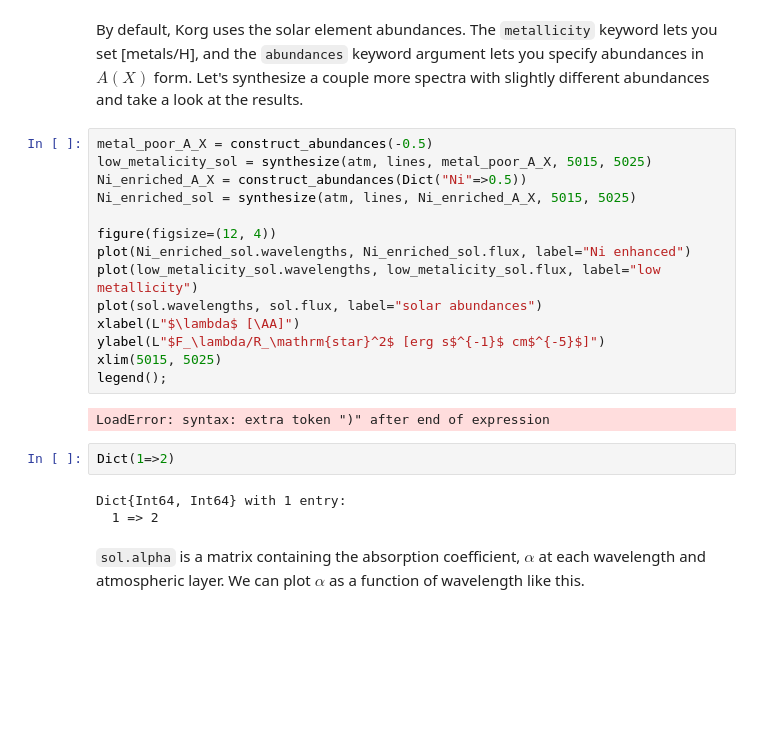
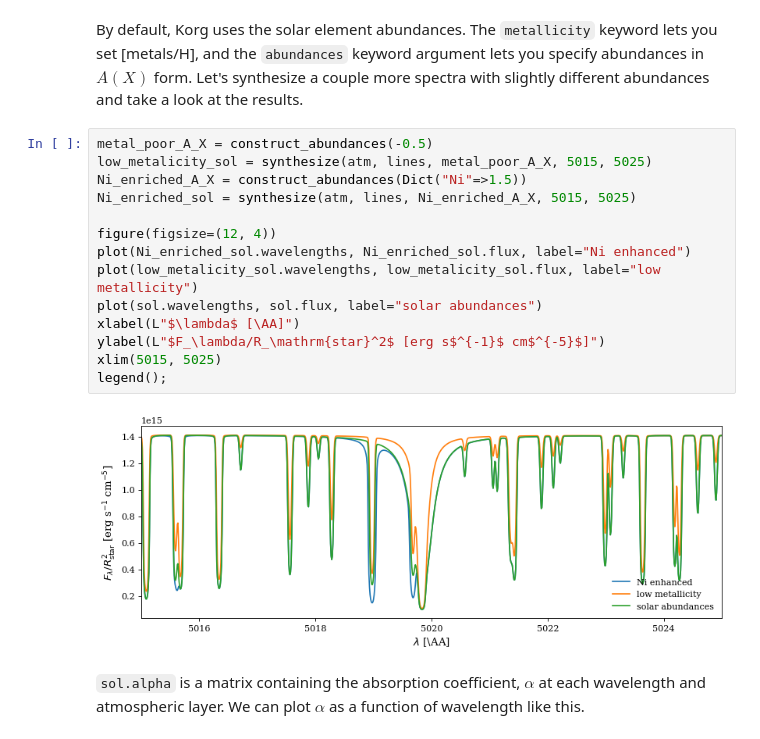
Before and after one commit to ajwheeler/Korg.jl, a Jupyter notebook: misc/Tutorial notebooks/Tutorial.ipynb, the cells around one changed output. Drawn from its saved outputs; the diff is of its cells as text; blank space fills up the shorter version.

```diff
--- a/misc/Tutorial notebooks/Tutorial.ipynb
+++ b/misc/Tutorial notebooks/Tutorial.ipynb
@@ -94,24 +91,19 @@ By default, Korg uses the solar element abundances. The `metallicity` keyword le
 # %%
 metal_poor_A_X = construct_abundances(-0.5)
 low_metalicity_sol = synthesize(atm, lines, metal_poor_A_X, 5015, 5025)
-Ni_enriched_A_X = construct_abundances(Dict("Ni"=>0.5))
+Ni_enriched_A_X = construct_abundances(Dict("Ni"=>1.5))
 Ni_enriched_sol = synthesize(atm, lines, Ni_enriched_A_X, 5015, 5025)
 
 figure(figsize=(12, 4))
 plot(Ni_enriched_sol.wavelengths, Ni_enriched_sol.flux, label="Ni enhanced")
 plot(low_metalicity_sol.wavelengths, low_metalicity_sol.flux, label="low metallicity")
 plot(sol.wavelengths, sol.flux, label="solar abundances")
 xlabel(L"$\lambda$ [\AA]")
 ylabel(L"$F_\lambda/R_\mathrm{star}^2$ [erg s$^{-1}$ cm$^{-5}$]")
 xlim(5015, 5025)
 legend();
 # %% [output]
-LoadError: syntax: extra token ")" after end of expression
+[figure, added]
-# %%
-Dict(1=>2)
-# %% [output]
-Dict{Int64, Int64} with 1 entry:
-  1 => 2
 # %% [markdown]
 `sol.alpha` is a matrix containing the absorption coefficient, $\alpha$ at each wavelength and atmospheric layer.  We can plot $\alpha$ as a function of wavelength like this.
 # %%
```
Also changed, not shown: parts of 6 cells of this notebook.
